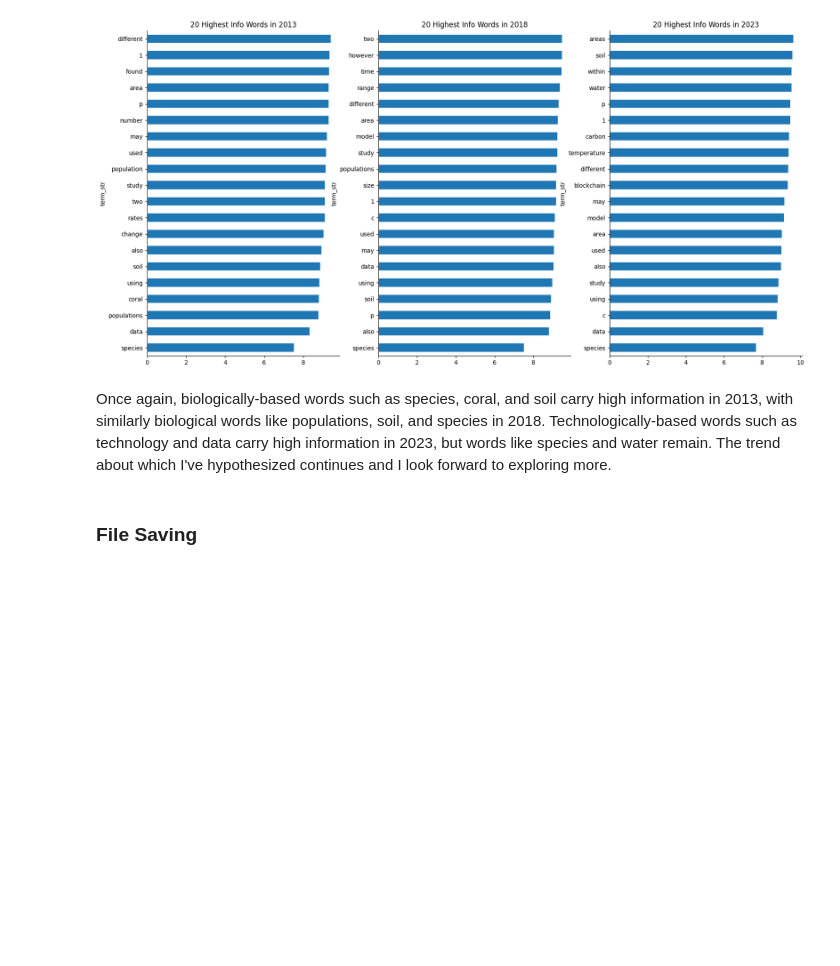
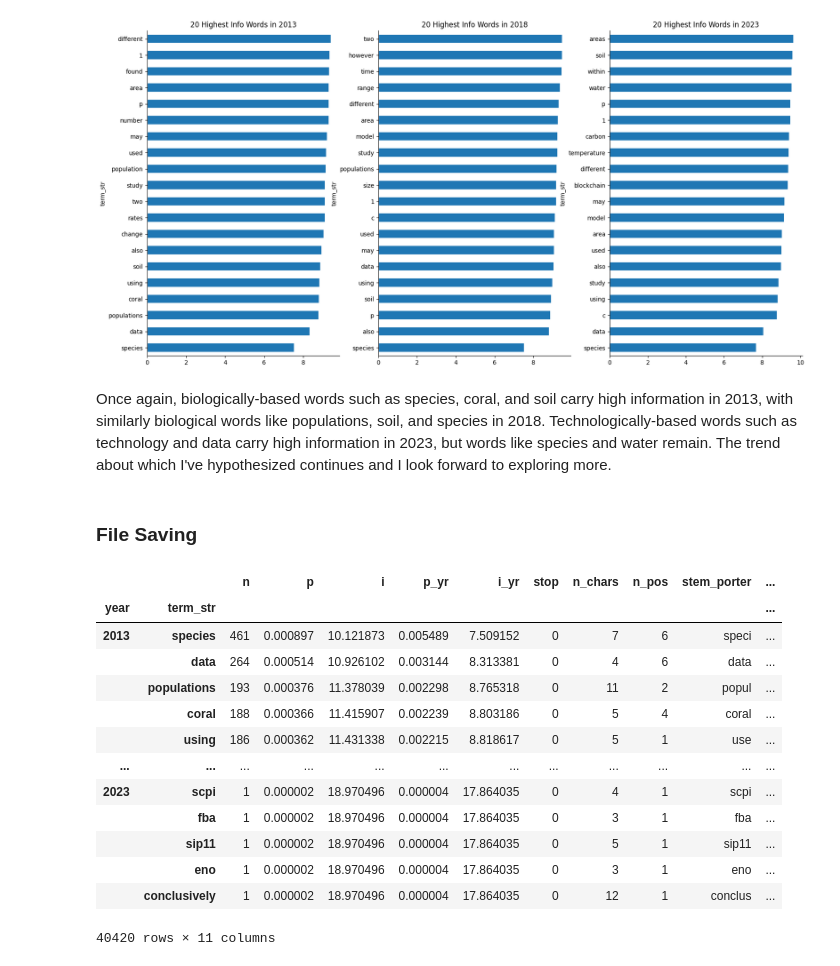
Before and after one commit to caroline-kranefuss/evolving_sentiment_climate, a Jupyter notebook: notebooks/stopwords.ipynb, the cells around one changed output. Saved outputs shown, nothing was run; the diff lists cells and outputs as text; code cells hidden in the pictures; blank space fills up the shorter version.

Commit message:
stems

```diff
--- a/notebooks/stopwords.ipynb
+++ b/notebooks/stopwords.ipynb
@@ -307,4 +306,20 @@ Once again, biologically-based words such as species, coral, and soil carry high
 # %% [markdown]
 ### File Saving
 # %%
-VOCAB_nosw.to_csv("csvs/VOCAB/VOCAB_nosw", index=False)
+VOCAB_nosw.to_csv("csvs/VOCAB/VOCAB_nosw.csv", index=False)
+VOCAB_nosw
+# %% [output]
+|  |  | n | p | i | p_yr | i_yr | stop | n_chars | n_pos | stem_porter | ... |
+| year | term_str |  |  |  |  |  |  |  |  |  | ... |
+| 2013 | species | 461 | 0.000897 | 10.121873 | 0.005489 | 7.509152 | 0 | 7 | 6 | speci | ... |
+|  | data | 264 | 0.000514 | 10.926102 | 0.003144 | 8.313381 | 0 | 4 | 6 | data | ... |
+|  | populations | 193 | 0.000376 | 11.378039 | 0.002298 | 8.765318 | 0 | 11 | 2 | popul | ... |
+|  | coral | 188 | 0.000366 | 11.415907 | 0.002239 | 8.803186 | 0 | 5 | 4 | coral | ... |
+|  | using | 186 | 0.000362 | 11.431338 | 0.002215 | 8.818617 | 0 | 5 | 1 | use | ... |
+| ... | ... | ... | ... | ... | ... | ... | ... | ... | ... | ... | ... |
+| 2023 | scpi | 1 | 0.000002 | 18.970496 | 0.000004 | 17.864035 | 0 | 4 | 1 | scpi | ... |
+|  | fba | 1 | 0.000002 | 18.970496 | 0.000004 | 17.864035 | 0 | 3 | 1 | fba | ... |
+|  | sip11 | 1 | 0.000002 | 18.970496 | 0.000004 | 17.864035 | 0 | 5 | 1 | sip11 | ... |
+|  | eno | 1 | 0.000002 | 18.970496 | 0.000004 | 17.864035 | 0 | 3 | 1 | eno | ... |
+|  | conclusively | 1 | 0.000002 | 18.970496 | 0.000004 | 17.864035 | 0 | 12 | 1 | conclus | ... |
+40420 rows × 11 columns
```
Also changed, not shown: parts of 3 cells of this notebook, 6 other files.
